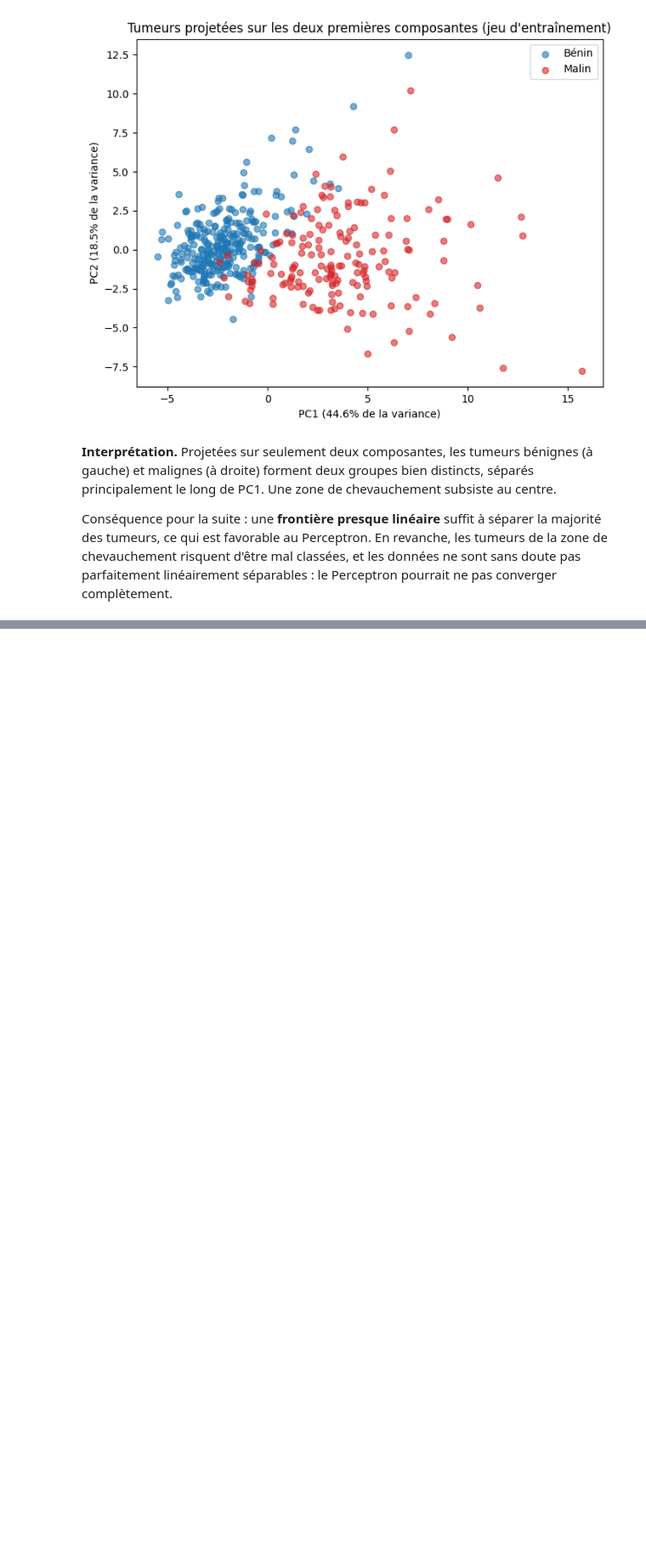
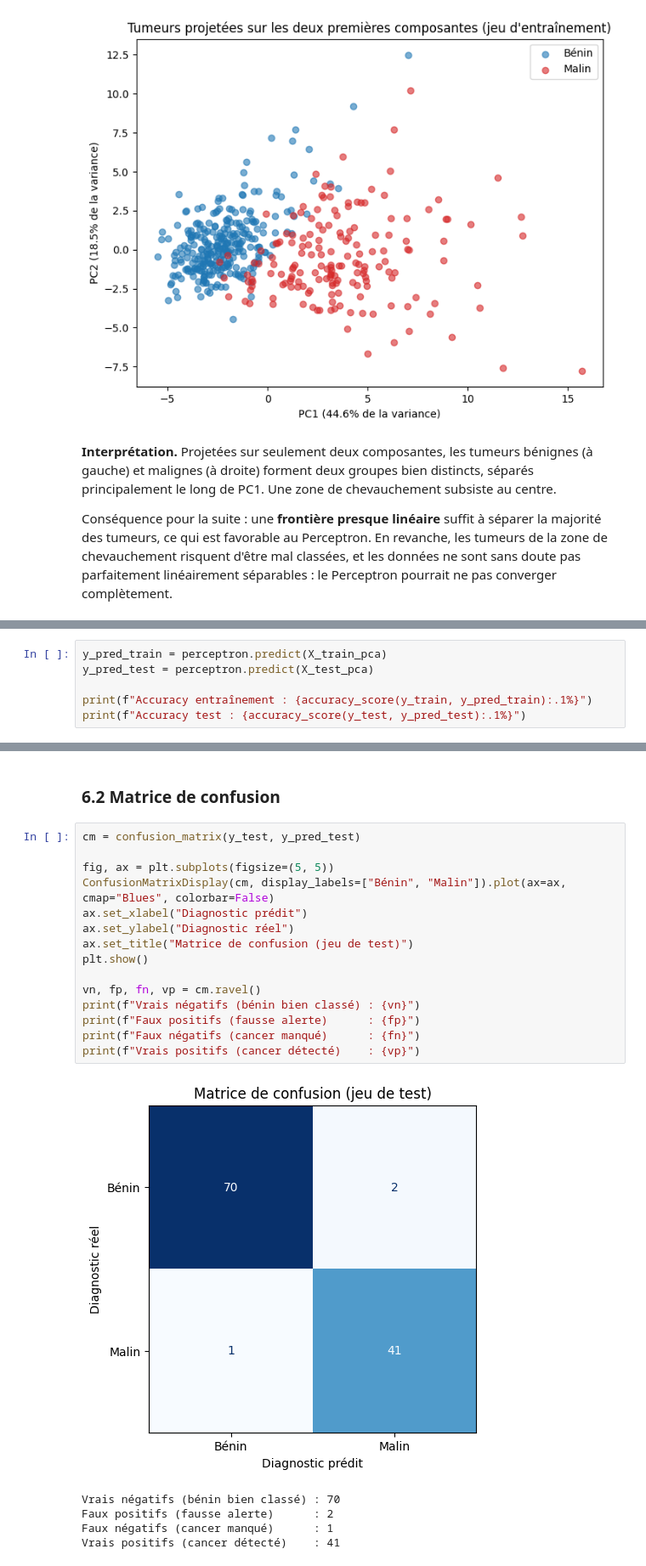
Before and after one commit to dina-yahiaoui/building-perceptron, a Jupyter notebook: notebook.ipynb, the cells around one changed output, grey strips where cells are left out. Shown at 85% size. Saved outputs shown, nothing was run; the diff lists cells and outputs as text; blank space fills up the shorter version.

```diff
--- a/notebook.ipynb
+++ b/notebook.ipynb
@@ -584,0 +631,6 @@ Conséquence pour la suite : une **frontière presque linéaire** suffit à sép
+# %%
+y_pred_train = perceptron.predict(X_train_pca)
+y_pred_test = perceptron.predict(X_test_pca)
+
+print(f"Accuracy entraînement : {accuracy_score(y_train, y_pred_train):.1%}")
+print(f"Accuracy test : {accuracy_score(y_test, y_pred_test):.1%}")
@@ -584,0 +675,23 @@ Conséquence pour la suite : une **frontière presque linéaire** suffit à sép
+# %% [markdown]
+### 6.2 Matrice de confusion
+# %%
+cm = confusion_matrix(y_test, y_pred_test)
+
+fig, ax = plt.subplots(figsize=(5, 5))
+ConfusionMatrixDisplay(cm, display_labels=["Bénin", "Malin"]).plot(ax=ax, cmap="Blues", colorbar=False)
+ax.set_xlabel("Diagnostic prédit")
+ax.set_ylabel("Diagnostic réel")
+ax.set_title("Matrice de confusion (jeu de test)")
+plt.show()
+
+vn, fp, fn, vp = cm.ravel()
+print(f"Vrais négatifs (bénin bien classé) : {vn}")
+print(f"Faux positifs (fausse alerte)      : {fp}")
+print(f"Faux négatifs (cancer manqué)      : {fn}")
+print(f"Vrais positifs (cancer détecté)    : {vp}")
+# %% [output]
+[figure, added]
+Vrais négatifs (bénin bien classé) : 70
+Faux positifs (fausse alerte)      : 2
+Faux négatifs (cancer manqué)      : 1
+Vrais positifs (cancer détecté)    : 41
```
Also changed, not shown: parts of 13 cells of this notebook.
